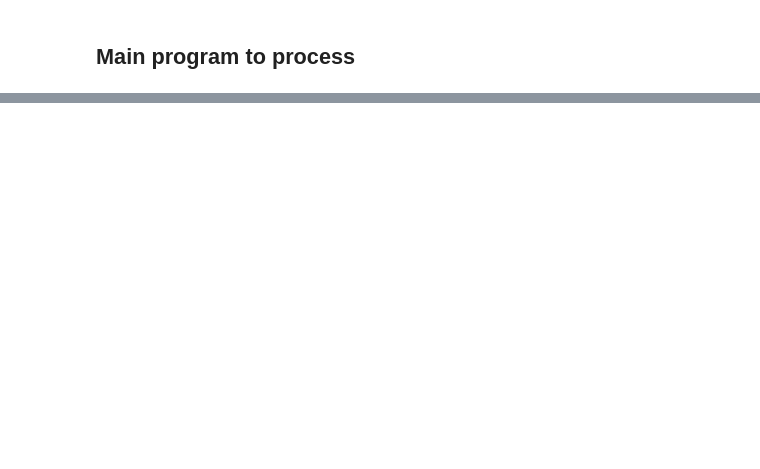
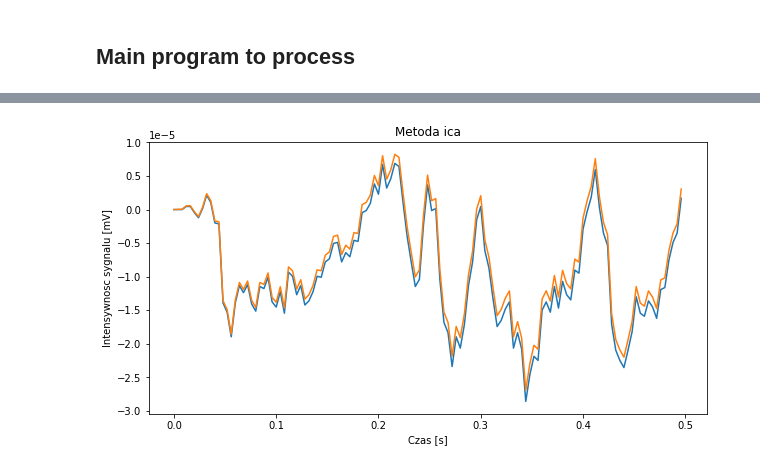
Before and after one commit to daterka/Use-of-machine-learning-methods-to-diagnose-schizophrenia-based-on-EEG-signal, a Jupyter notebook: EEG schizophrenia final notepad.ipynb, the cells around one changed output, grey strips where cells are left out. Cells and saved outputs as stored; diff of their text form; code cells hidden in the pictures; blank space fills up the shorter version.

```diff
--- a/EEG schizophrenia final notepad.ipynb
+++ b/EEG schizophrenia final notepad.ipynb
@@ -52,12 +58,11 @@ def load_edf():
 # %% [markdown]
 #### Preprocessing with filtering (Butterworth lowpass filter 6th order with fcut=50Hz)
 # %%
-def preprocessing_by_filtering(order = 6, f_pass = 50, f_stop = None, filter_type = 'low'):
-    raw_patients_data = load_edf()
+def preprocessing_by_filtering(signal_array, order = 6, f_pass = 50, f_stop = None, filter_type = 'low'):
     iir_filter = construct_iir_filter(dict(order=order, ftype='butter', output='sos'), f_pass, f_stop, 250, filter_type, verbose=False)
 
     return [ raw_patient_data
                 .filter(l_freq=None, h_freq=None, picks='eeg', method='iir', iir_params=iir_filter, n_jobs=-1, verbose=False)
-            for raw_patient_data in raw_patients_data ]
+            for raw_patient_data in signal_array]
 # %% [markdown]
 #### Preprocessing with ICA
@@ -100,16 +85,14 @@ def preprocessing_by_sklearn_ICA(fun = 'logcosh'):
 # %% [markdown]
 ### Preprocessing
 # %%
-def preprocessing(method, args):
-    ret_value = None
+def preprocessing(signal_array, method, args):
+    ret_value = signal_array
     if method == 'filter':
-        ret_value = preprocessing_by_filtering(**args)
+        ret_value = preprocessing_by_filtering(signal_array, **args)
     elif method == 'mne_ica':
-        ret_value = preprocessing_by_MNE_ICA(**args)
-    elif method == 'mne_sklearn':
-        ret_value = preprocessing_by_sklearn_ICA(**args)
+        ret_value = preprocessing_by_MNE_ICA(signal_array, **args)
     else:
-        print('Wrong method')
+        print('If you want to use preprocessing method, please consider using: "filter", "mne_ica"')
 
     return ret_value
 # %% [markdown]
@@ -498,3 +256,13 @@ ACC: 0.8908296943231441
 # %% [markdown]
 ## Main program to process
+# %%
+def load_data_and_preprocess(preprocessing_method, preprocessing_parameters = {}):
+    signal_array, edfs_file_names = load_edf()
+
+    if preprocessing_method != None:
+        X, y = transform(preprocessing(signal_array, preprocessing_method, preprocessing_parameters), edf_file = edfs_file_names)
+    else:
+        X, y = transform(signal_array, edf_file = edfs_file_names)
+
+    return (X, y)
 # %%
@@ -606,0 +469,3 @@ ACC: 0.9475982532751092
+# %%
+raw, _ = load_data_and_preprocess(None)
+filter, _ = load_data_and_preprocess('mne_ica', {'n_components': 19, 'method': 'picard', 'fit_params': dict(extended=True)})
@@ -606,0 +490,17 @@ ACC: 0.9475982532751092
+# %%
+import matplotlib.pyplot as plt
+import numpy as np
+
+plt.rcParams["figure.figsize"] = [10, 5]
+t = np.arange(0, 0.5, 1/250)
+
+fig, axs = plt.subplots()
+axs.set_title("Metoda ica")
+axs.plot(t, raw[0].get_data()[0][0][:125])
+axs.plot(t, filter[0].get_data()[0][0][:125])
+axs.set_xlabel("Czas [s]")
+axs.set_ylabel("Intensywnosc sygnalu [mV]")
+
+plt.show()
+# %% [output]
+[figure, added]
```
Also changed, not shown: parts of 73 cells of this notebook, 6 other files.
